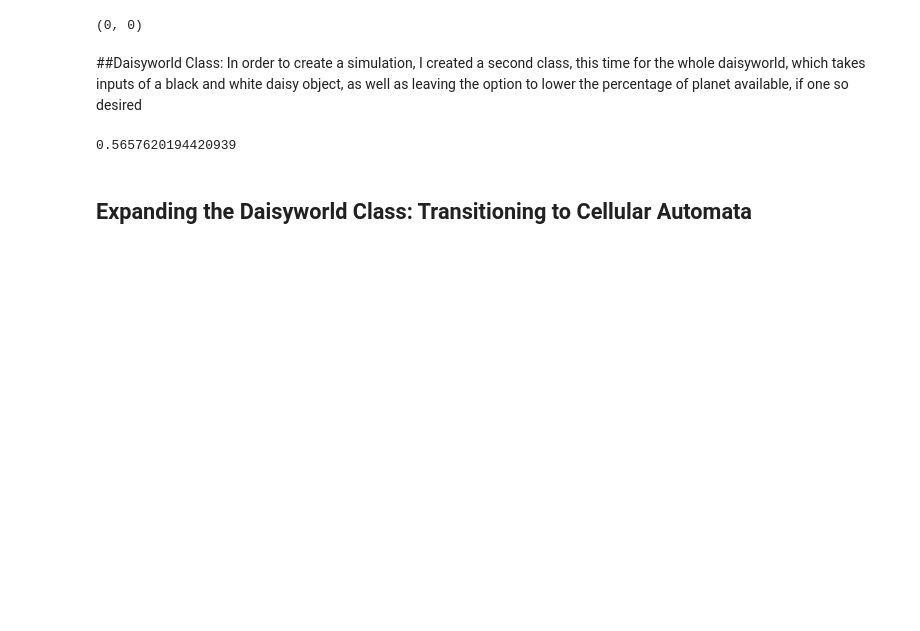
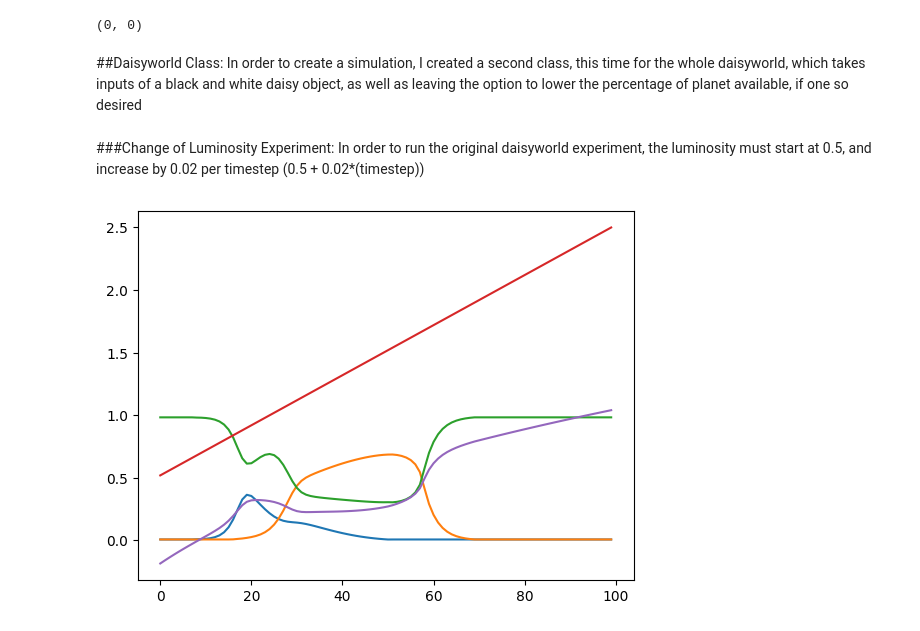
Before and after one commit to StoneMason495/cap-comp215, a Jupyter notebook: 215Project2ZM.ipynb, the cells around one changed output. Drawn from its saved outputs; the diff is of its cells as text; code cells hidden in the pictures; blank space fills up the shorter version.

```diff
--- a/215Project2ZM.ipynb
+++ b/215Project2ZM.ipynb
@@ -112,13 +49,17 @@ white.death_rate(), black.death_rate()
 # %% [markdown]
 ##Daisyworld Class:
 In order to create a simulation, I created a second class, this time for the whole daisyworld, which takes inputs of a black and white daisy object, as well as leaving the option to lower the percentage of planet available, if one so desired
+# %% [markdown]
+###Change of Luminosity Experiment:
+In order to run the original daisyworld experiment, the luminosity must start at 0.5, and increase by 0.02 per timestep (0.5 + 0.02*(timestep))
 # %%
 class Daisyworld:
   def __init__(self, b_daisy, w_daisy, p=1.0):
     '''initialize a Daisyworld object, in preparation for a simulation
     b_daisy : Daisy, choose the object you want to be the black daisies
     w_daisy : Daisy, choose the object you want to be the white daisies
-    p : float, amount of fertile ground on planet, designed to be left at 1.0 (100%), but can be changed if desired'''
+    p : float, amount of fertile ground on planet, designed to be left at 1.0 (100%), but can be changed if desired
+    luminosity : float, initial value of luminosity'''
     self.black = b_daisy #the black daisy used in the simulation, designed to be a daisy class object
     self.white = w_daisy #the white daisy used in the simulation, also designed to be a daisy class object
     self.p = p #the total planet percentage as a decimal, designed to be 1.0, but could in theory be lowered
@@ -149,40 +90,42 @@ class Daisyworld:
 
   def ground_temp(self):
     '''ground temperature = ((q*(planetary_albedo - bare_ground_albedo) + ((daisyworld__temp + 273)^4))^(0.25))-273'''
     g_temp = ((self.q*(self.dw_albedo-0.5) + ((self.dw_temp()+273)**4))**(0.25))-273
     return g_temp
 
   def step(self):
     '''Advances the simulation one timestep'''
     planet_temp = self.dw_temp()
     bd_temp = self.daisy_temp(self.black)
     wd_temp = self.daisy_temp(self.white)
     self.black.pop = self.black.pop + (self.black.growth_rate(bd_temp)*self.x)-self.black.death_rate() #calculates the population of black daisies
     self.white.pop = self.white.pop + (self.white.growth_rate(wd_temp)*self.x)-self.white.death_rate() #calculates the population of white daisies
     self.x = self.p - self.black.pop - self.white.pop
     planet_albedo = self.dw_albedo()
     self.cycle_num += 1
-    self.luminosity += (0.02*self.cycle_num) if self.luminosity < 1 else 0
+    self.luminosity = 0.5 + (0.02*self.cycle_num)
 
 
 world = Daisyworld(black, white)
 frames = 100
 b_daisypop = []
 w_daisypop = []
 x_remaining = []
+luminosity = []
+world_temp = []
 for i in range(frames):
   world.step()
   b_daisypop.append(world.black.pop)
   w_daisypop.append(world.white.pop)
   x_remaining.append(world.x)
-# b_daisypop = b_daisypop[40:]
-# w_daisypop = w_daisypop[40:]
-# x_remaining = x_remaining[40:]
-plt.plot(range(frames), b_daisypop)
-plt.plot(range(frames), w_daisypop)
-plt.plot(range(frames), x_remaining)
+  luminosity.append(world.luminosity)
+  world_temp.append(world.dw_temp()/100)
+
+plt.plot(range(frames), b_daisypop) #labelled as the blue line in the graph
+plt.plot(range(frames), w_daisypop) #labelled as the orange line in the graph
+plt.plot(range(frames), x_remaining) #labelled as the green line
+plt.plot(range(frames), luminosity) #labelled as the red line
+plt.plot(range(frames), world_temp) # Purple line, should not be read with the rest, as it has been scaled down to 'fit in'
 plt.show()
 # %% [output]
-0.5657620194420939
+[figure, added]
-# %% [markdown]
-## Expanding the Daisyworld Class: Transitioning to Cellular Automata
```
Also changed, not shown: parts of 17 cells of this notebook.
